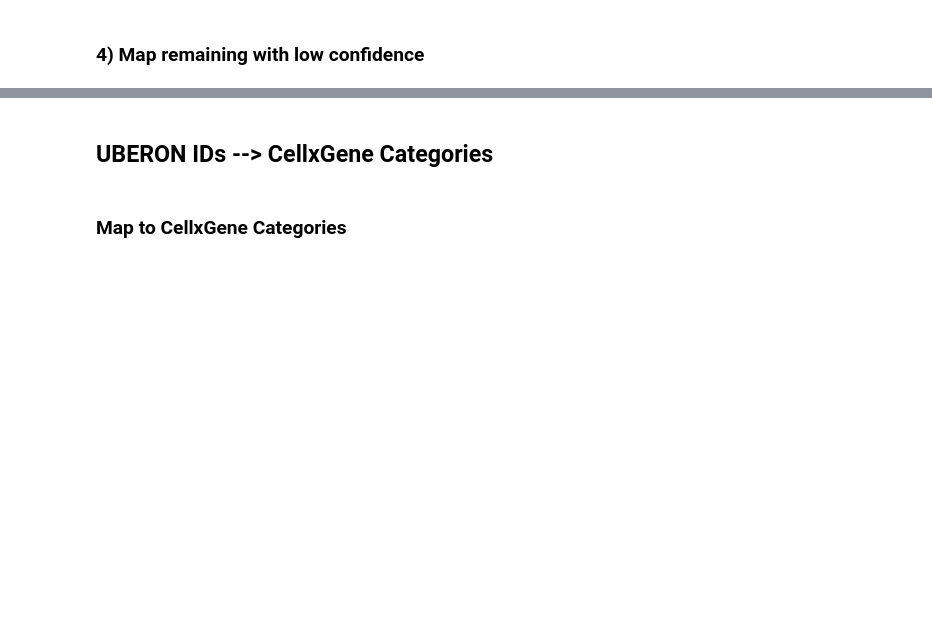
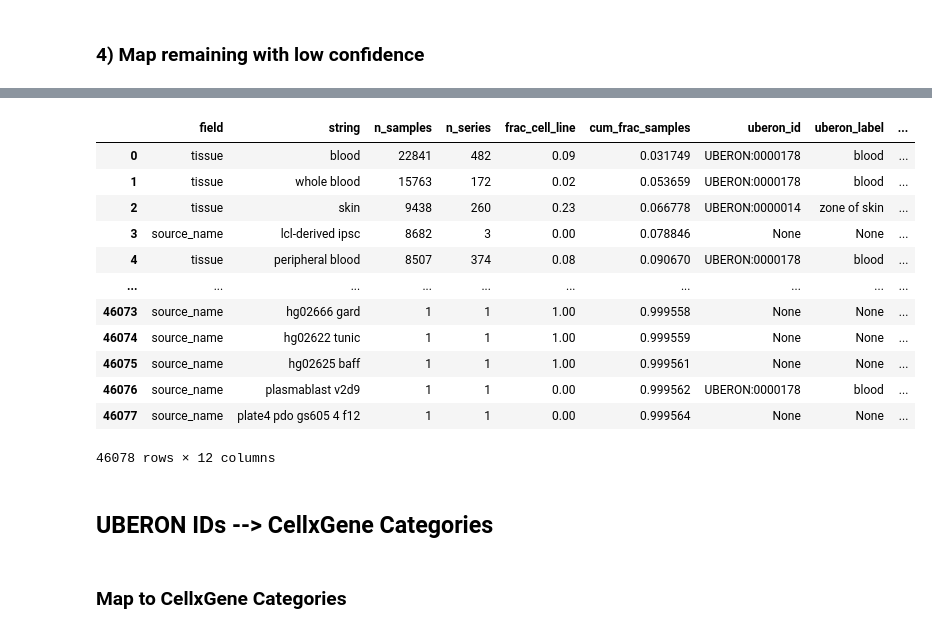
Before and after one commit to RSQuiles/CancerFoundationFusion, a Jupyter notebook: data_preprocess/notebooks/map_archs4_tissue.ipynb, the cells around one changed output, grey strips where cells are left out. Drawn from its saved outputs; the diff is of its cells as text; code cells hidden in the pictures; blank space fills up the shorter version.

```diff
--- a/data_preprocess/notebooks/map_archs4_tissue.ipynb
+++ b/data_preprocess/notebooks/map_archs4_tissue.ipynb
@@ -1165,3 +996,19 @@ print(samples["category_auto"].value_counts(normalize=True).map("{:.1%}".format)
+# %%
+cur
+# %% [output]
+|  | field | string | n_samples | n_series | frac_cell_line | cum_frac_samples | uberon_id | uberon_label | ... |
+| 0 | tissue | blood | 22841 | 482 | 0.09 | 0.031749 | UBERON:0000178 | blood | ... |
+| 1 | tissue | whole blood | 15763 | 172 | 0.02 | 0.053659 | UBERON:0000178 | blood | ... |
+| 2 | tissue | skin | 9438 | 260 | 0.23 | 0.066778 | UBERON:0000014 | zone of skin | ... |
+| 3 | source_name | lcl-derived ipsc | 8682 | 3 | 0.00 | 0.078846 | None | None | ... |
+| 4 | tissue | peripheral blood | 8507 | 374 | 0.08 | 0.090670 | UBERON:0000178 | blood | ... |
+| ... | ... | ... | ... | ... | ... | ... | ... | ... | ... |
+| 46073 | source_name | hg02666 gard | 1 | 1 | 1.00 | 0.999558 | None | None | ... |
+| 46074 | source_name | hg02622 tunic | 1 | 1 | 1.00 | 0.999559 | None | None | ... |
+| 46075 | source_name | hg02625 baff | 1 | 1 | 1.00 | 0.999561 | None | None | ... |
+| 46076 | source_name | plasmablast v2d9 | 1 | 1 | 0.00 | 0.999562 | UBERON:0000178 | blood | ... |
+| 46077 | source_name | plate4 pdo gs605 4 f12 | 1 | 1 | 0.00 | 0.999564 | None | None | ... |
+46078 rows × 12 columns
 # %% [markdown]
 ## UBERON IDs --> CellxGene Categories
 # %% [markdown]
```
Also changed, not shown: parts of 24 cells of this notebook, 35 other files.
